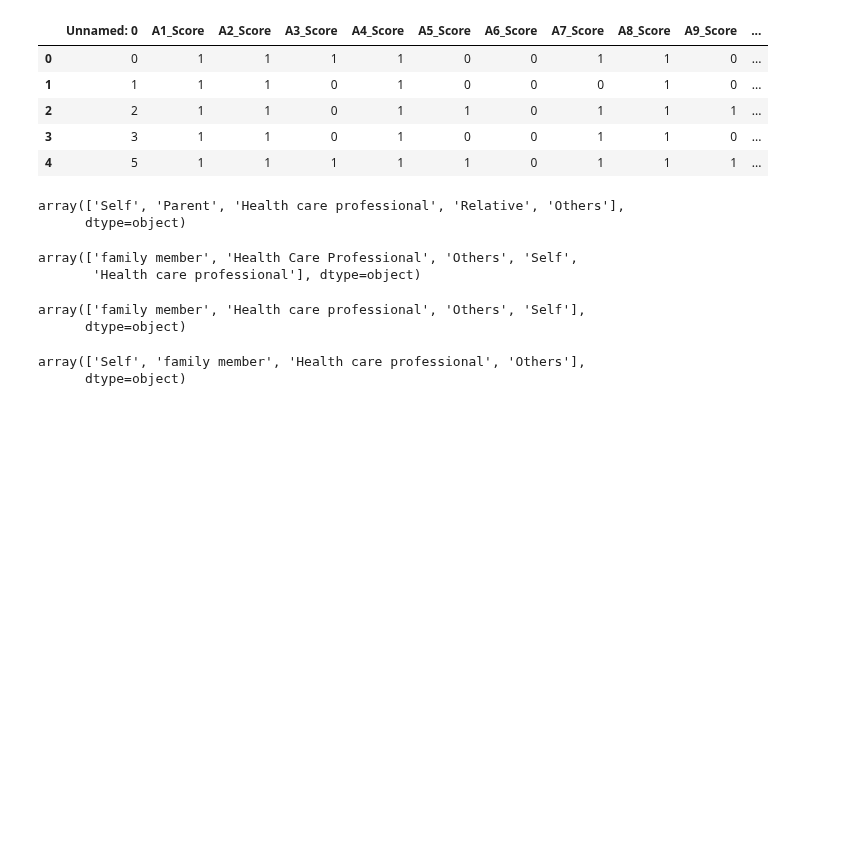
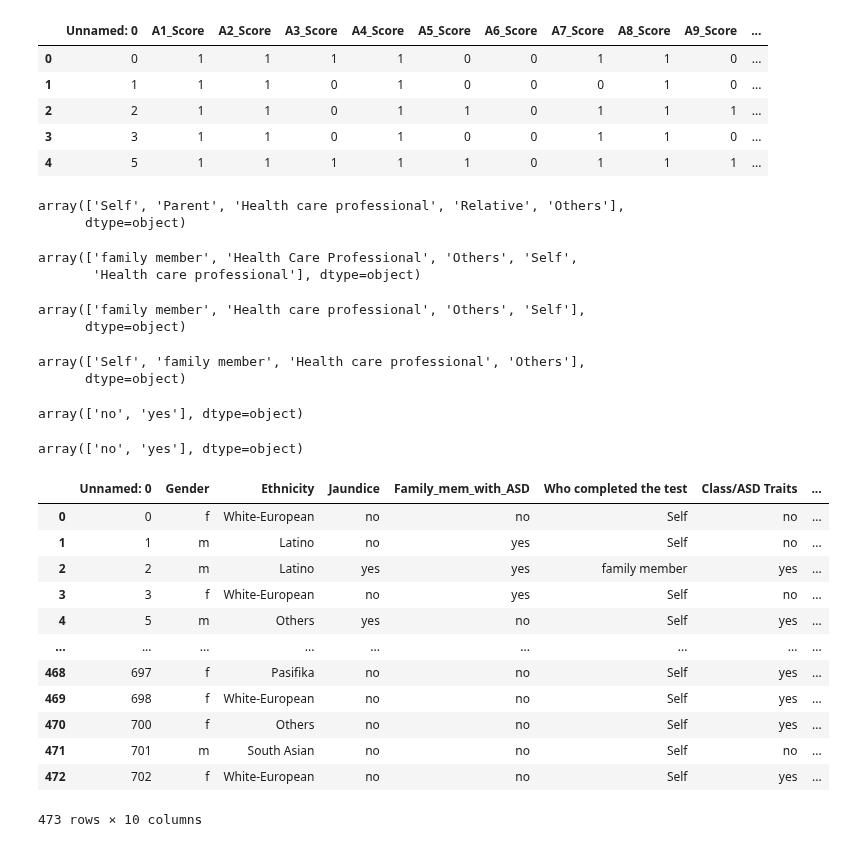
Before and after one commit to Payelban2022/A-study-on-autism, a Jupyter notebook: COMPLETE ANALYSIS ON ASD.ipynb, the cells around one changed output. Cells and saved outputs as stored; diff of their text form; code cells hidden in the pictures; blank space fills up the shorter version.

```diff
--- a/COMPLETE ANALYSIS ON ASD.ipynb
+++ b/COMPLETE ANALYSIS ON ASD.ipynb
@@ -63,3 +63,29 @@ adults_df['Who completed the test'].unique()
 # %% [output]
 array(['Self', 'family member', 'Health care professional', 'Others'],
       dtype=object)
+# %%
+adults_df['Family_mem_with_ASD'].unique()
+# %% [output]
+array(['no', 'yes'], dtype=object)
+# %%
+toddlers1_df['Family_mem_with_ASD'].unique()
+# %% [output]
+array(['no', 'yes'], dtype=object)
+# %%
+adults_df.drop(adults_df.iloc[:,1:11], inplace=True, axis=1)
+# %%
+adults_df
+# %% [output]
+|  | Unnamed: 0 | Gender | Ethnicity | Jaundice | Family_mem_with_ASD | Who completed the test | Class/ASD Traits | ... |
+| 0 | 0 | f | White-European | no | no | Self | no | ... |
+| 1 | 1 | m | Latino | no | yes | Self | no | ... |
+| 2 | 2 | m | Latino | yes | yes | family member | yes | ... |
+| 3 | 3 | f | White-European | no | yes | Self | no | ... |
+| 4 | 5 | m | Others | yes | no | Self | yes | ... |
+| ... | ... | ... | ... | ... | ... | ... | ... | ... |
+| 468 | 697 | f | Pasifika | no | no | Self | yes | ... |
+| 469 | 698 | f | White-European | no | no | Self | yes | ... |
+| 470 | 700 | f | Others | no | no | Self | yes | ... |
+| 471 | 701 | m | South Asian | no | no | Self | no | ... |
+| 472 | 702 | f | White-European | no | no | Self | yes | ... |
+473 rows × 10 columns
```
Also changed, not shown: parts of 7 cells of this notebook.
